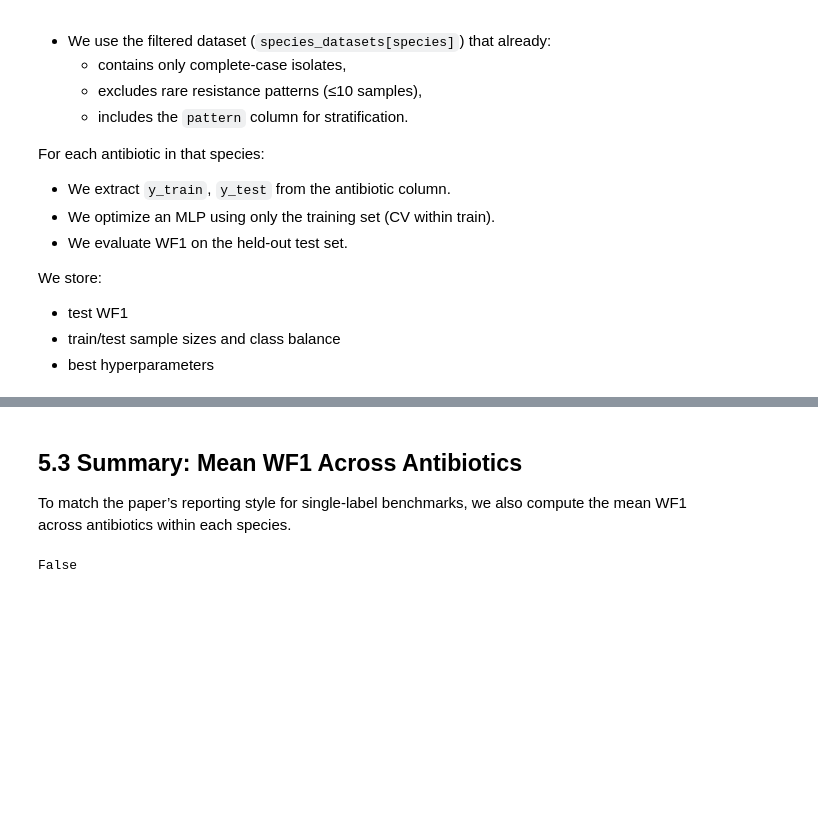
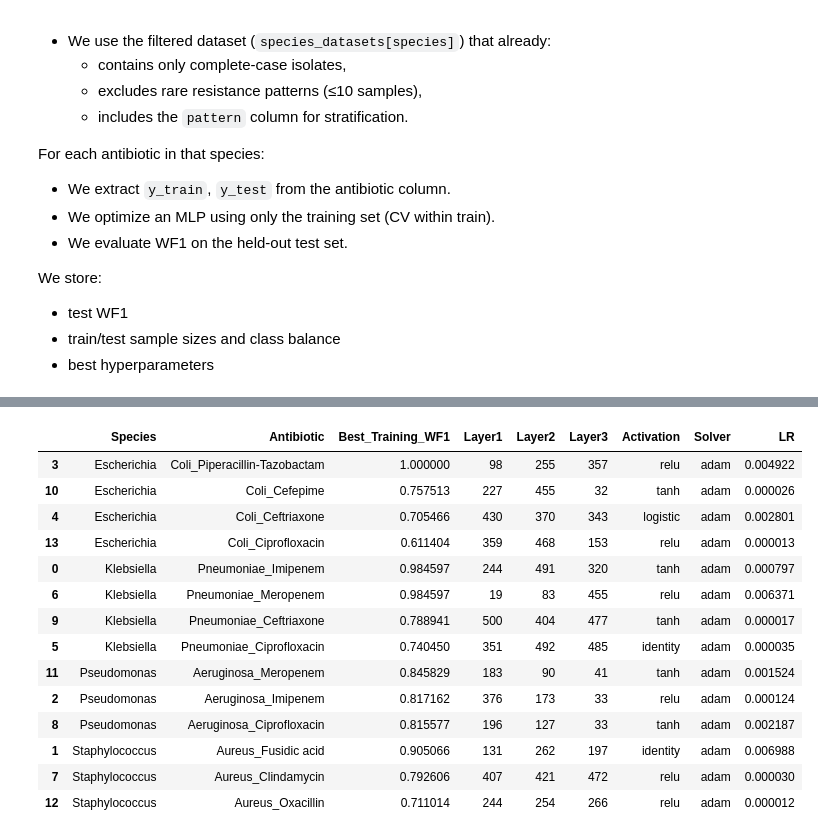
Before and after one commit to elenagasl/MALDI_TOF_Semisupervised_Learning, a Jupyter notebook: src/benchmark_mlp.ipynb, the cells around one changed output, grey strips where cells are left out. Cells and saved outputs as stored; diff of their text form; code cells hidden in the pictures; blank space fills up the shorter version.

Commit message:
add: evaluation Benchmark 1

```diff
--- a/src/benchmark_mlp.ipynb
+++ b/src/benchmark_mlp.ipynb
@@ -788,5 +790,0 @@ results_df
-# %% [markdown]
-## 5.3 Summary: Mean WF1 Across Antibiotics
-
-To match the paper’s reporting style for single-label benchmarks,
-we also compute the mean WF1 across antibiotics within each species.
@@ -803,5 +791,47 @@ species_mean_df
-# %%
-import torch
-torch.cuda.is_available()
-# %% [output]
-False
+# %%
+scores_summary = []
+
+for file in os.listdir(MODEL_DIR):
+    if file.endswith(".pt"):
+
+        path = os.path.join(MODEL_DIR, file)
+        checkpoint = torch.load(path, map_location="cpu")
+
+        # Extract species and antibiotic from filename
+        name = file.replace("_best_model.pt", "")
+        species, antibiotic = name.split("_", 1)
+
+        scores_summary.append({
+            "Species": species,
+            "Antibiotic": antibiotic,
+            "Best_Training_WF1": checkpoint["score"],
+            "Layer1": checkpoint["params"]["layer1"],
+            "Layer2": checkpoint["params"]["layer2"],
+            "Layer3": checkpoint["params"]["layer3"],
+            "Activation": checkpoint["params"]["activation"],
+            "Solver": checkpoint["params"]["solver"],
+            "LR": checkpoint["params"]["lr"],
+        })
+
+scores_df = pd.DataFrame(scores_summary).sort_values(
+    ["Species", "Best_Training_WF1"],
+    ascending=[True, False]
+)
+
+scores_df
+# %% [output]
+|  | Species | Antibiotic | Best_Training_WF1 | Layer1 | Layer2 | Layer3 | Activation | Solver | LR |
+| 3 | Escherichia | Coli_Piperacillin-Tazobactam | 1.000000 | 98 | 255 | 357 | relu | adam | 0.004922 |
+| 10 | Escherichia | Coli_Cefepime | 0.757513 | 227 | 455 | 32 | tanh | adam | 0.000026 |
+| 4 | Escherichia | Coli_Ceftriaxone | 0.705466 | 430 | 370 | 343 | logistic | adam | 0.002801 |
+| 13 | Escherichia | Coli_Ciprofloxacin | 0.611404 | 359 | 468 | 153 | relu | adam | 0.000013 |
+| 0 | Klebsiella | Pneumoniae_Imipenem | 0.984597 | 244 | 491 | 320 | tanh | adam | 0.000797 |
+| 6 | Klebsiella | Pneumoniae_Meropenem | 0.984597 | 19 | 83 | 455 | relu | adam | 0.006371 |
+| 9 | Klebsiella | Pneumoniae_Ceftriaxone | 0.788941 | 500 | 404 | 477 | tanh | adam | 0.000017 |
+| 5 | Klebsiella | Pneumoniae_Ciprofloxacin | 0.740450 | 351 | 492 | 485 | identity | adam | 0.000035 |
+| 11 | Pseudomonas | Aeruginosa_Meropenem | 0.845829 | 183 | 90 | 41 | tanh | adam | 0.001524 |
+| 2 | Pseudomonas | Aeruginosa_Imipenem | 0.817162 | 376 | 173 | 33 | relu | adam | 0.000124 |
+| 8 | Pseudomonas | Aeruginosa_Ciprofloxacin | 0.815577 | 196 | 127 | 33 | tanh | adam | 0.002187 |
+| 1 | Staphylococcus | Aureus_Fusidic acid | 0.905066 | 131 | 262 | 197 | identity | adam | 0.006988 |
+| 7 | Staphylococcus | Aureus_Clindamycin | 0.792606 | 407 | 421 | 472 | relu | adam | 0.000030 |
+| 12 | Staphylococcus | Aureus_Oxacillin | 0.711014 | 244 | 254 | 266 | relu | adam | 0.000012 |
```
Also changed, not shown: parts of 9 cells of this notebook, 14 other files.
